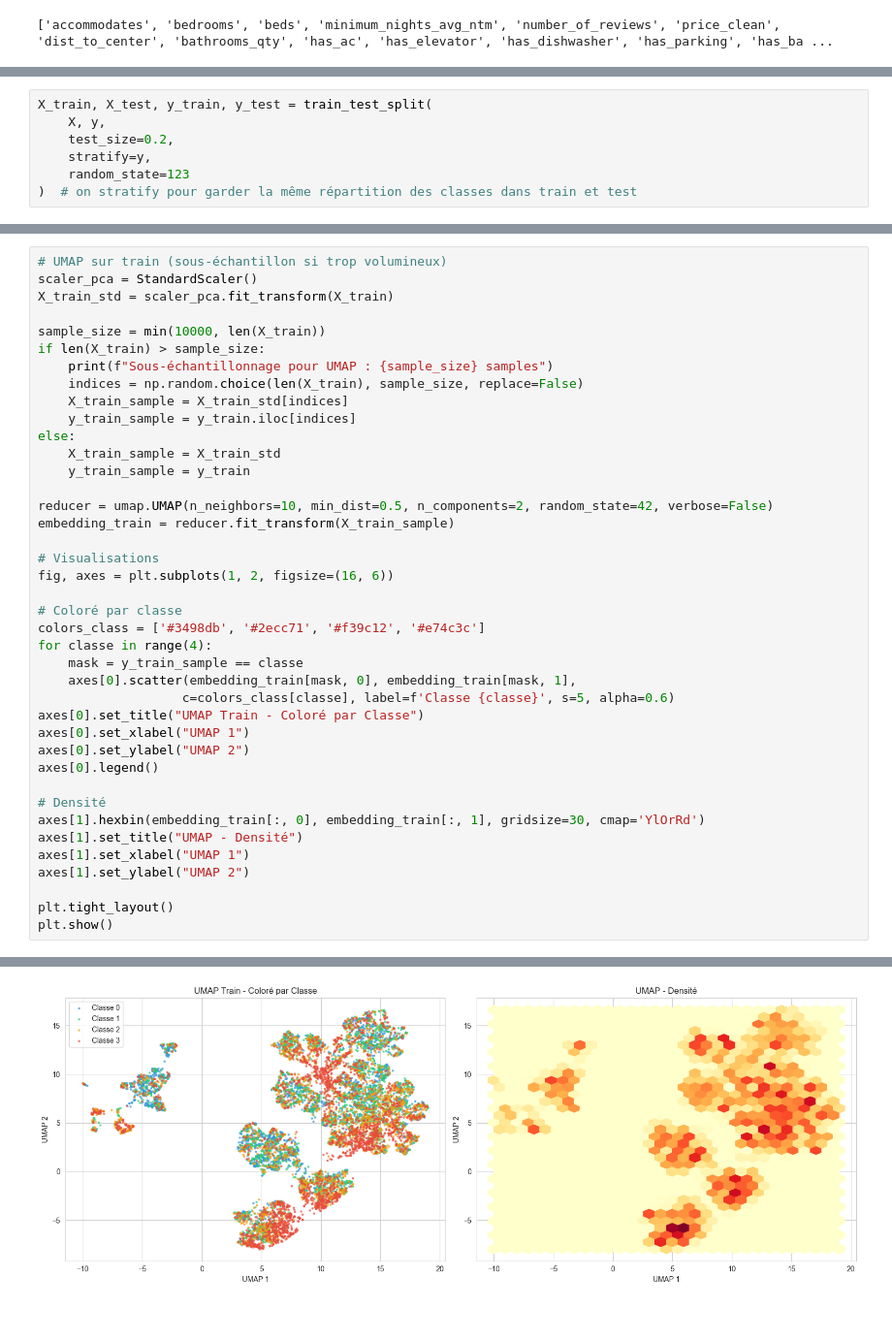
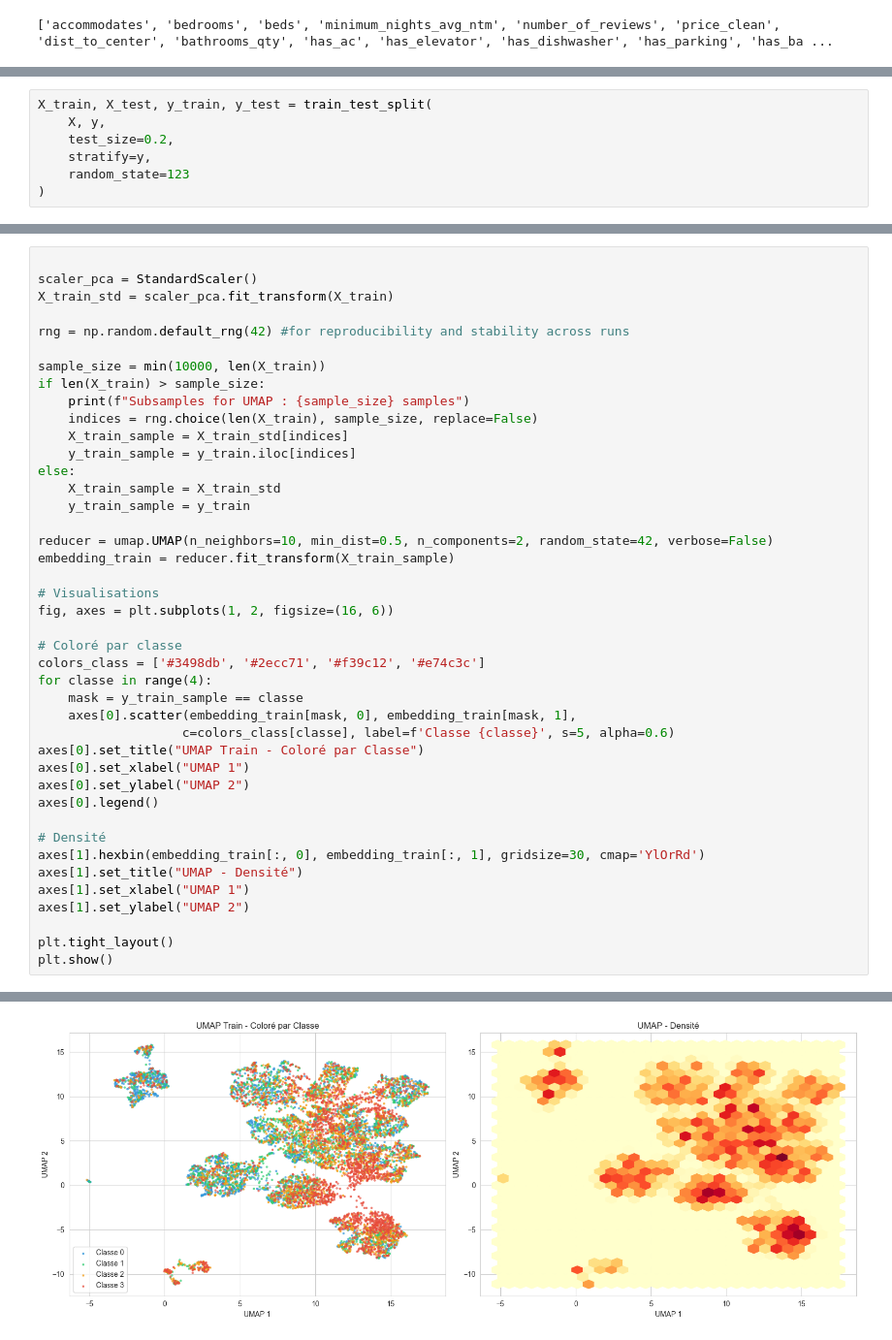
Before and after one commit to Felix-prjcts/ML_Airbnb_domain_generalisation, a Jupyter notebook: ML_Paris/umap_paris.ipynb, the cells around one changed output, grey strips where cells are left out. Shown at 97% size. Saved outputs shown, nothing was run; the diff lists cells and outputs as text.

```diff
--- a/ML_Paris/umap_paris.ipynb
+++ b/ML_Paris/umap_paris.ipynb
@@ -52,4 +95,4 @@ X_train, X_test, y_train, y_test = train_test_split(
     test_size=0.2,
     stratify=y,
     random_state=123
-)  # on stratify pour garder la même répartition des classes dans train et test
+)
@@ -56,43 +109,45 @@ X_train, X_test, y_train, y_test = train_test_split(
 # %%
-# UMAP sur train (sous-échantillon si trop volumineux)
+
 scaler_pca = StandardScaler()
 X_train_std = scaler_pca.fit_transform(X_train)
 
+rng = np.random.default_rng(42) #for reproducibility and stability across runs
+
 sample_size = min(10000, len(X_train))
 if len(X_train) > sample_size:
-    print(f"Sous-échantillonnage pour UMAP : {sample_size} samples")
-    indices = np.random.choice(len(X_train), sample_size, replace=False)
+    print(f"Subsamples for UMAP : {sample_size} samples")
+    indices = rng.choice(len(X_train), sample_size, replace=False)
     X_train_sample = X_train_std[indices]
     y_train_sample = y_train.iloc[indices]
 else:
     X_train_sample = X_train_std
     y_train_sample = y_train
 
 reducer = umap.UMAP(n_neighbors=10, min_dist=0.5, n_components=2, random_state=42, verbose=False)
 embedding_train = reducer.fit_transform(X_train_sample)
 
 # Visualisations
 fig, axes = plt.subplots(1, 2, figsize=(16, 6))
 
 # Coloré par classe
 colors_class = ['#3498db', '#2ecc71', '#f39c12', '#e74c3c']
 for classe in range(4):
     mask = y_train_sample == classe
     axes[0].scatter(embedding_train[mask, 0], embedding_train[mask, 1],
                    c=colors_class[classe], label=f'Classe {classe}', s=5, alpha=0.6)
 axes[0].set_title("UMAP Train - Coloré par Classe")
 axes[0].set_xlabel("UMAP 1")
 axes[0].set_ylabel("UMAP 2")
 axes[0].legend()
 
 # Densité
 axes[1].hexbin(embedding_train[:, 0], embedding_train[:, 1], gridsize=30, cmap='YlOrRd')
 axes[1].set_title("UMAP - Densité")
 axes[1].set_xlabel("UMAP 1")
 axes[1].set_ylabel("UMAP 2")
 
 plt.tight_layout()
 plt.show()
 # %% [output]
 Sous-échantillonnage pour UMAP : 10000 samples
-[figure, old version]
+[figure, new version]
```
Also changed, not shown: parts of 13 cells of this notebook, 2 other files.
